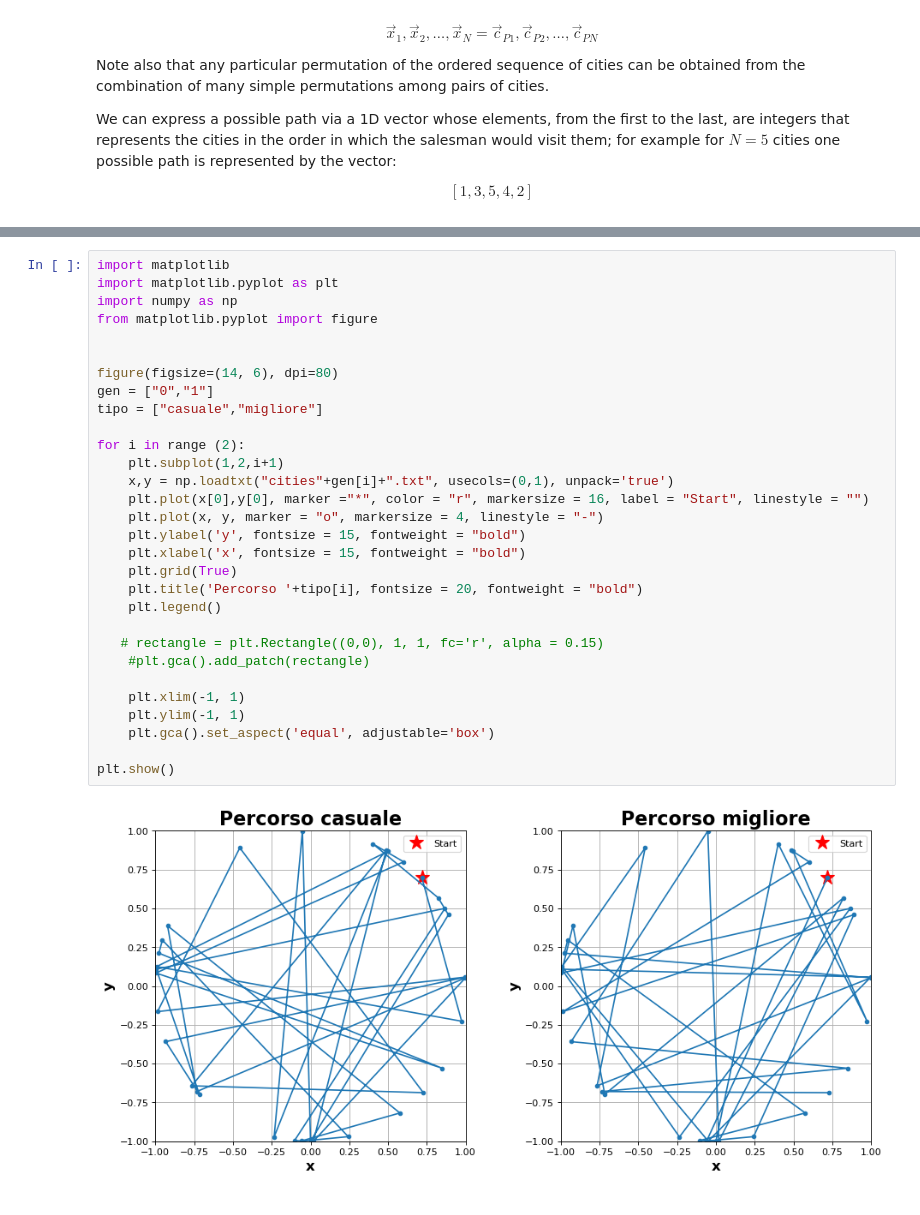
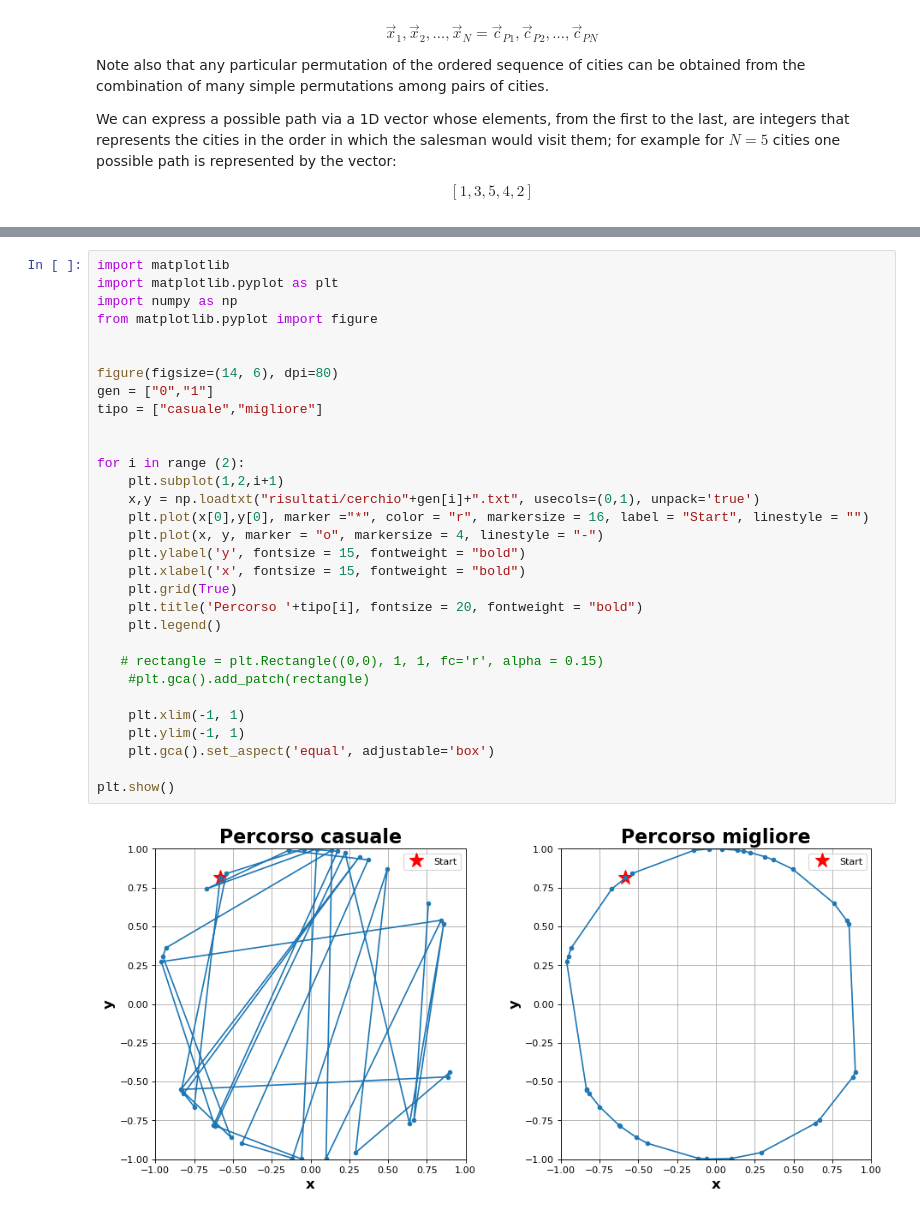
Before and after one commit to Daniele95/LSN, a Jupyter notebook: 9-genetico/Soluzione_9.ipynb, the cells around one changed output, grey strips where cells are left out. Saved outputs shown, nothing was run; the diff lists cells and outputs as text.

```diff
--- a/9-genetico/Soluzione_9.ipynb
+++ b/9-genetico/Soluzione_9.ipynb
@@ -34,35 +60,36 @@ $$
 # %%
 import matplotlib
 import matplotlib.pyplot as plt
 import numpy as np
 from matplotlib.pyplot import figure
 
 
 figure(figsize=(14, 6), dpi=80)
 gen = ["0","1"]
 tipo = ["casuale","migliore"]
 
+
 for i in range (2):
     plt.subplot(1,2,i+1)
-    x,y = np.loadtxt("cities"+gen[i]+".txt", usecols=(0,1), unpack='true')
+    x,y = np.loadtxt("risultati/cerchio"+gen[i]+".txt", usecols=(0,1), unpack='true')
     plt.plot(x[0],y[0], marker ="*", color = "r", markersize = 16, label = "Start", linestyle = "")
     plt.plot(x, y, marker = "o", markersize = 4, linestyle = "-")
     plt.ylabel('y', fontsize = 15, fontweight = "bold")
     plt.xlabel('x', fontsize = 15, fontweight = "bold")
     plt.grid(True)
     plt.title('Percorso '+tipo[i], fontsize = 20, fontweight = "bold")
     plt.legend()
 
    # rectangle = plt.Rectangle((0,0), 1, 1, fc='r', alpha = 0.15)
     #plt.gca().add_patch(rectangle)
 
     plt.xlim(-1, 1)
     plt.ylim(-1, 1)
     plt.gca().set_aspect('equal', adjustable='box')
 
 plt.show()
 # %% [output]
-[figure, old version]
+[figure, new version]
 # %%
 import matplotlib
 import matplotlib.pyplot as plt
```
Also changed, not shown: parts of 7 cells of this notebook.
